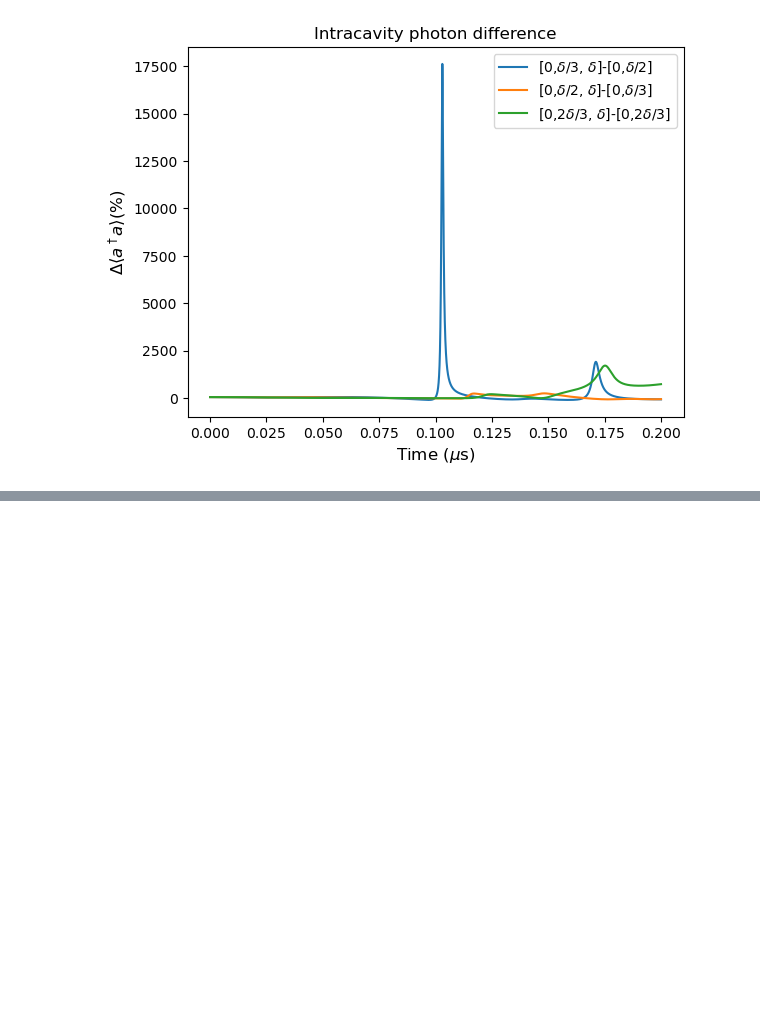
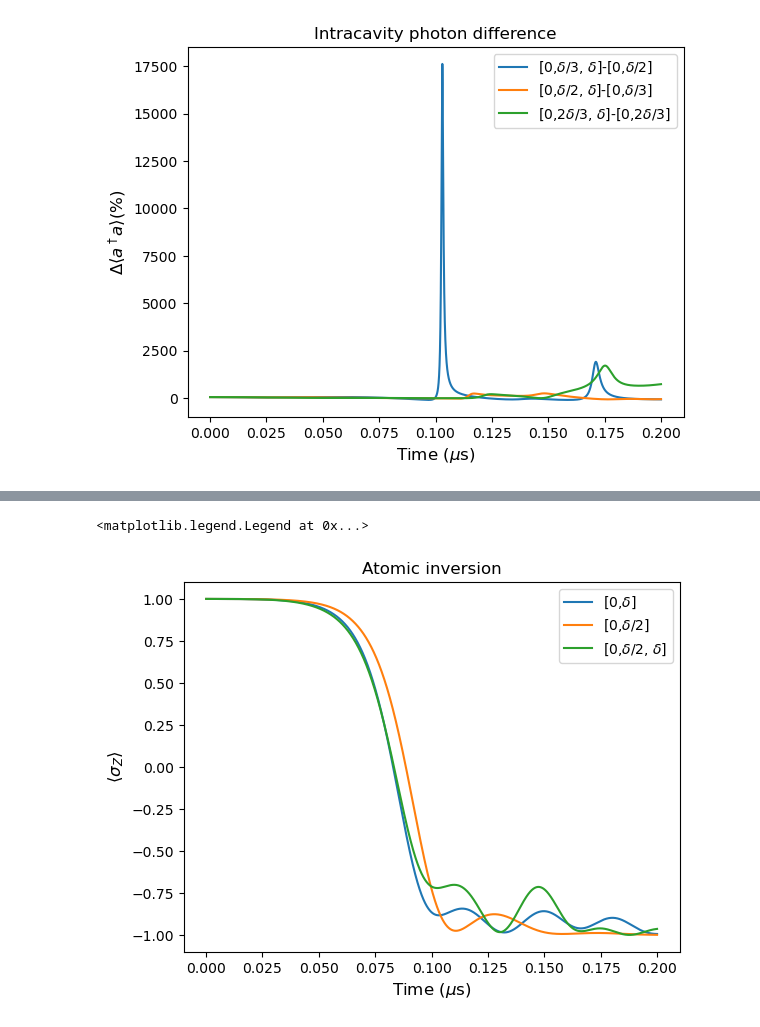
Before and after one commit to VodkaSin/Cuda_C_spin_sync, a Jupyter notebook: CUDA_code/cuda_run-fixed-head (1).ipynb, the cells around one changed output, grey strips where cells are left out. Saved outputs shown, nothing was run; the diff lists cells and outputs as text; code cells hidden in the pictures; blank space fills up the shorter version.

```diff
--- a/CUDA_code/cuda_run-fixed-head (1).ipynb
+++ b/CUDA_code/cuda_run-fixed-head (1).ipynb
@@ -291,0 +300,18 @@ plt.legend()
+# %%
+# The main emission part
+sz_03 = results[0][1][:,0]
+sz_13 = results[1][1][:,0]
+sz_23 = results[3][1][:,0]
+plt.plot(results[0][0], sz_13, label=r"[0,$\delta$]")
+plt.plot(results[0][0], sz_03, label=r"[0,$\delta/2$]")
+plt.plot(results[0][0], sz_23, label=r"[0,$\delta/2$, $\delta$]")
+
+# Td = utils.findTd(results[0][1], results[0][0])
+# print(Td)
+plt.title("Atomic inversion", fontsize=12)
+plt.xlabel(r"Time ($\mu$s)", fontsize=12)
+plt.ylabel(r"$\langle \sigma_Z \rangle$", fontsize=12)
+plt.legend()
+# %% [output]
+<matplotlib.legend.Legend at 0x...>
+[figure, added]
```
Also changed, not shown: parts of 2 cells of this notebook.
